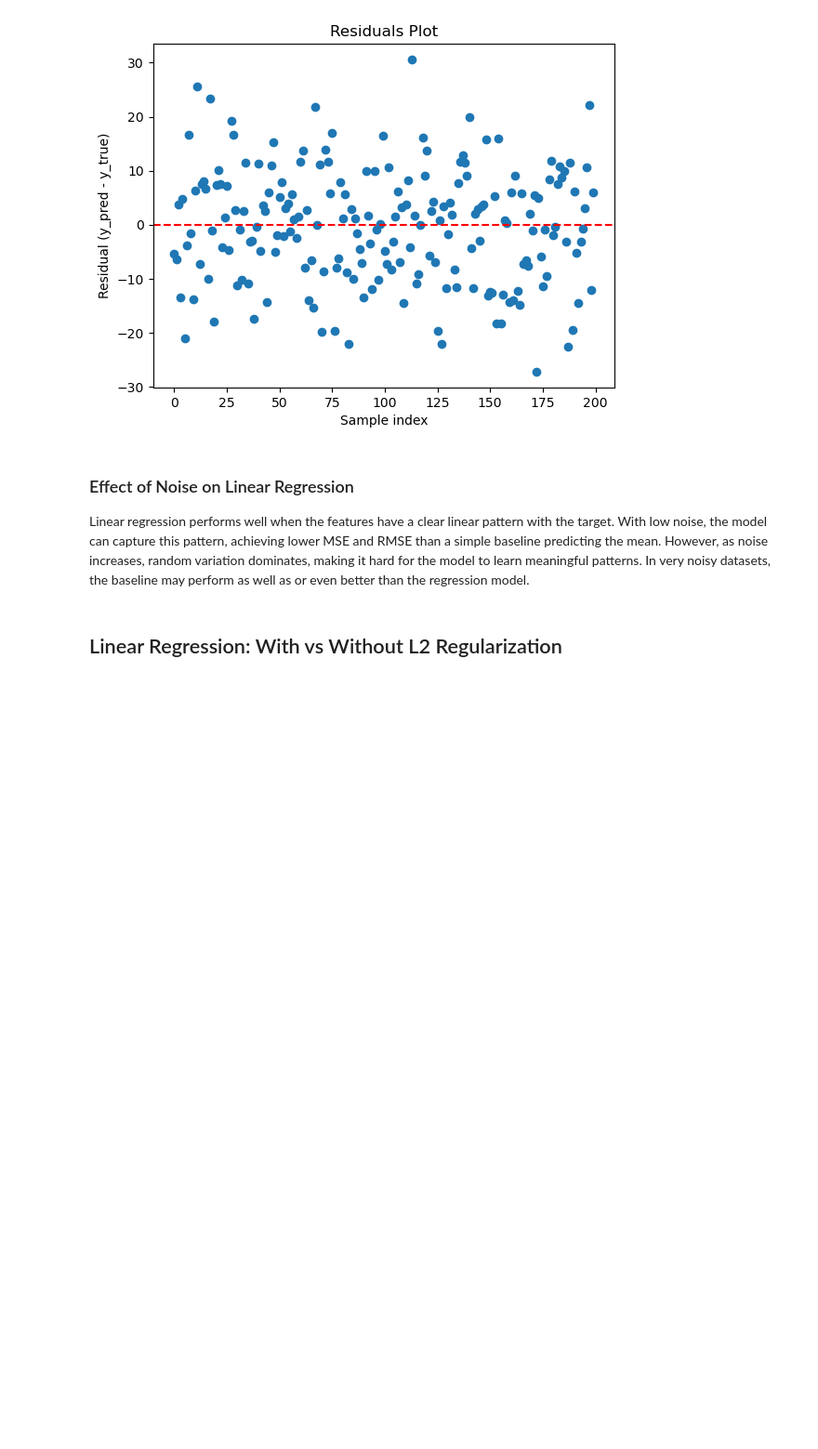
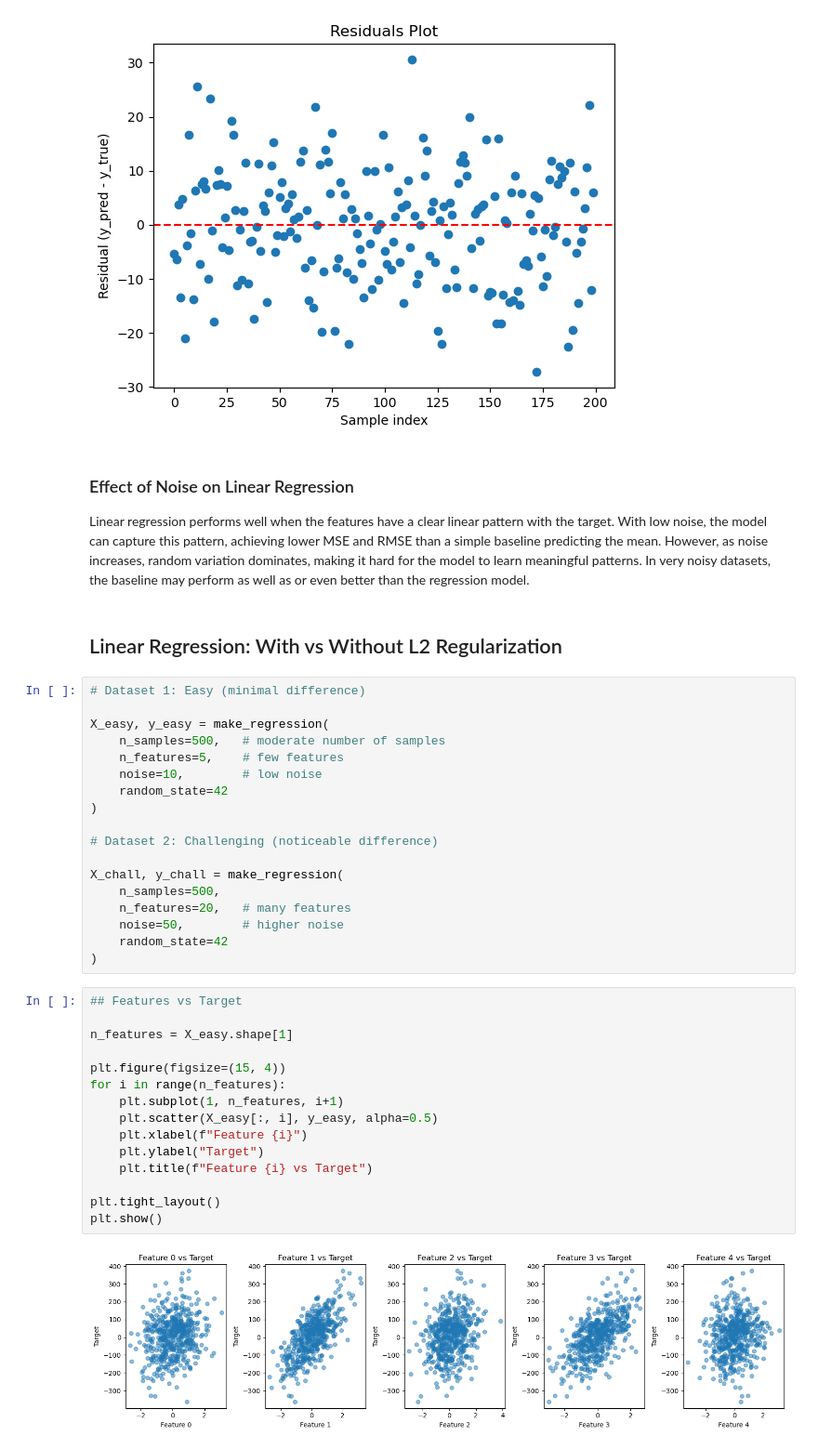
Before and after one commit to Proenca13/AI_Logistic-Linear_Regression, a Jupyter notebook: model_validation.ipynb, the cells around one changed output. Shown at 93% size. Cells and saved outputs as stored; diff of their text form; blank space fills up the shorter version.

Commit message:
ez dataset regularized and not regularized

```diff
--- a/model_validation.ipynb
+++ b/model_validation.ipynb
@@ -122,3 +122,38 @@ plt.show()
 Linear regression performs well when the features have a clear linear pattern with the target. With low noise, the model can capture this pattern, achieving lower MSE and RMSE than a simple baseline predicting the mean. However, as noise increases, random variation dominates, making it hard for the model to learn meaningful patterns. In very noisy datasets, the baseline may perform as well as or even better than the regression model.
 # %% [markdown]
 ## Linear Regression: With vs Without L2 Regularization
+# %%
+# Dataset 1: Easy (minimal difference)
+
+X_easy, y_easy = make_regression(
+    n_samples=500,   # moderate number of samples
+    n_features=5,    # few features
+    noise=10,        # low noise
+    random_state=42
+)
+
+# Dataset 2: Challenging (noticeable difference)
+
+X_chall, y_chall = make_regression(
+    n_samples=500,
+    n_features=20,   # many features
+    noise=50,        # higher noise
+    random_state=42
+)
+# %%
+## Features vs Target
+
+n_features = X_easy.shape[1]
+
+plt.figure(figsize=(15, 4))
+for i in range(n_features):
+    plt.subplot(1, n_features, i+1)
+    plt.scatter(X_easy[:, i], y_easy, alpha=0.5)
+    plt.xlabel(f"Feature {i}")
+    plt.ylabel("Target")
+    plt.title(f"Feature {i} vs Target")
+
+plt.tight_layout()
+plt.show()
+# %% [output]
+[figure, added]
```
Also changed, not shown: parts of 10 cells of this notebook, 3 other files.
